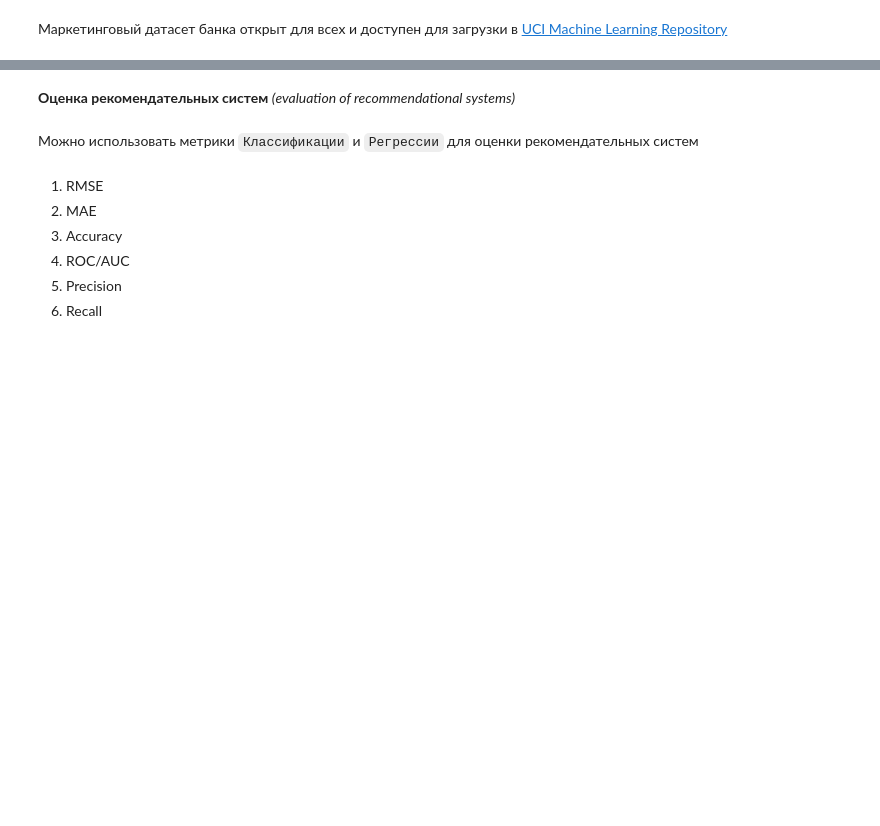
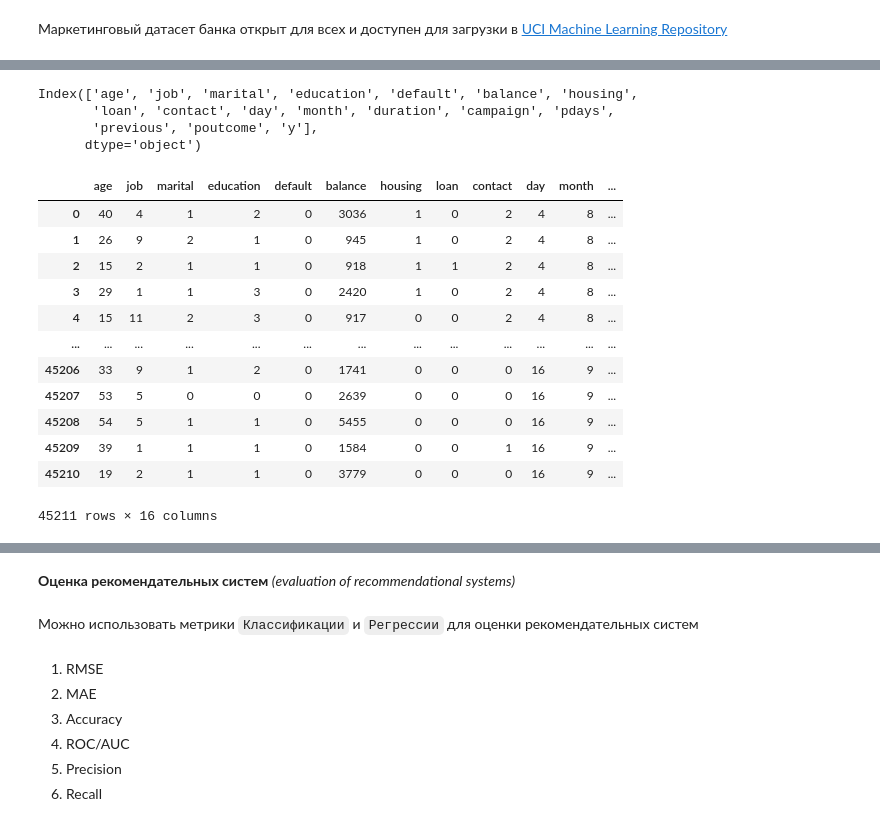
Before and after one commit to Rainfue/RecSys, a Jupyter notebook: note1.ipynb, the cells around one changed output, grey strips where cells are left out. Saved outputs shown, nothing was run; the diff lists cells and outputs as text; code cells hidden in the pictures; blank space fills up the shorter version.

```diff
--- a/note1.ipynb
+++ b/note1.ipynb
@@ -568,2 +585,5 @@ epoch: 99 | error: 0.032430
 # %% [markdown]
 Маркетинговый датасет банка открыт для всех и доступен для загрузки в [UCI Machine Learning Repository](https://www.google.com/url?q=https%3A%2F%2Farchive.ics.uci.edu%2Fml%2Fdatasets%2FBank%2BMarketing%23)
+# %%
+bank_full = pd.read_csv('bank-full.csv', sep=';')
+bank_full.head()
@@ -569,0 +617,24 @@ epoch: 99 | error: 0.032430
+# %%
+class LabelEncoder:
+    def __init__(self):
+        self.classes_ = {}
+
+    def fit(self, data):
+        unique_classes = sorted(set(data))
+        self.classes_ = {label: idx for idx, label in enumerate(unique_classes)}
+
+    def transform(self, data):
+        return [self.classes_[label] for label in data]
+
+    def fit_transform(self, data):
+        self.fit(data)
+        return self.transform(data)
+
+    def inverse_transform(self, data):
+        inv_map = {v: k for k, v in self.classes_.items()}
+        return [inv_map[idx] for idx in data]
+# %%
+le = LabelEncoder()
+# %%
+bank_full = bank_full.apply(le.fit_transform)
+bank_full.head()
@@ -569,0 +648,24 @@ epoch: 99 | error: 0.032430
+# %%
+bank_full.columns
+# %% [output]
+Index(['age', 'job', 'marital', 'education', 'default', 'balance', 'housing',
+       'loan', 'contact', 'day', 'month', 'duration', 'campaign', 'pdays',
+       'previous', 'poutcome', 'y'],
+      dtype='object')
+# %%
+new_bank_full = bank_full.loc[:, :'poutcome']
+new_bank_full
+# %% [output]
+|  | age | job | marital | education | default | balance | housing | loan | contact | day | month | ... |
+| 0 | 40 | 4 | 1 | 2 | 0 | 3036 | 1 | 0 | 2 | 4 | 8 | ... |
+| 1 | 26 | 9 | 2 | 1 | 0 | 945 | 1 | 0 | 2 | 4 | 8 | ... |
+| 2 | 15 | 2 | 1 | 1 | 0 | 918 | 1 | 1 | 2 | 4 | 8 | ... |
+| 3 | 29 | 1 | 1 | 3 | 0 | 2420 | 1 | 0 | 2 | 4 | 8 | ... |
+| 4 | 15 | 11 | 2 | 3 | 0 | 917 | 0 | 0 | 2 | 4 | 8 | ... |
+| ... | ... | ... | ... | ... | ... | ... | ... | ... | ... | ... | ... | ... |
+| 45206 | 33 | 9 | 1 | 2 | 0 | 1741 | 0 | 0 | 0 | 16 | 9 | ... |
+| 45207 | 53 | 5 | 0 | 0 | 0 | 2639 | 0 | 0 | 0 | 16 | 9 | ... |
+| 45208 | 54 | 5 | 1 | 1 | 0 | 5455 | 0 | 0 | 0 | 16 | 9 | ... |
+| 45209 | 39 | 1 | 1 | 1 | 0 | 1584 | 0 | 0 | 1 | 16 | 9 | ... |
+| 45210 | 19 | 2 | 1 | 1 | 0 | 3779 | 0 | 0 | 0 | 16 | 9 | ... |
+45211 rows × 16 columns
```
Also changed, not shown: parts of 15 cells of this notebook, 4 other files.
